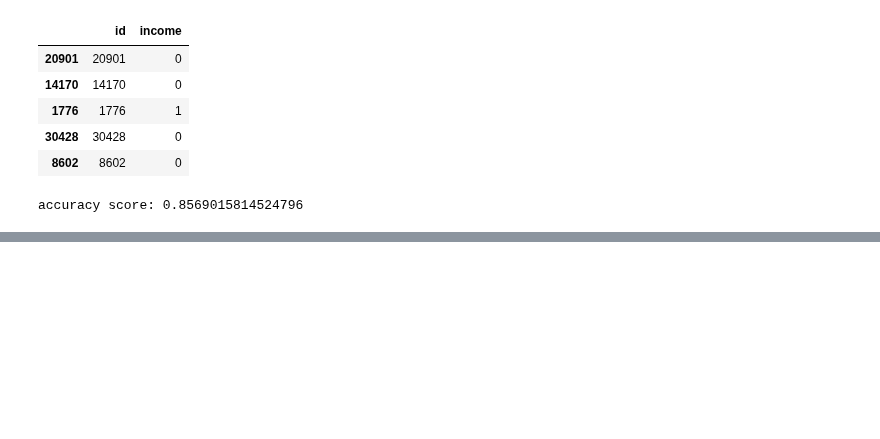
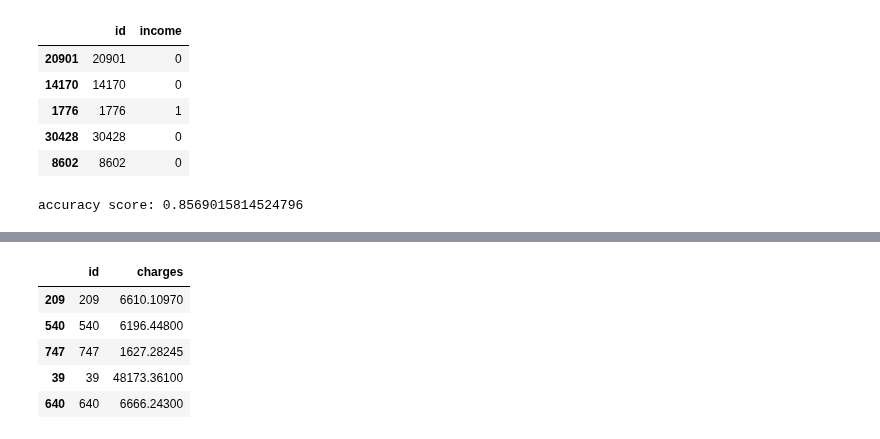
Before and after one commit to zudata/BEAKJOON, a Jupyter notebook: study/Big Data Certification study.ipynb, the cells around one changed output, grey strips where cells are left out. Drawn from its saved outputs; the diff is of its cells as text; code cells hidden in the pictures; blank space fills up the shorter version.

```diff
--- a/study/Big Data Certification study.ipynb
+++ b/study/Big Data Certification study.ipynb
@@ -2766,0 +2813,9 @@ R2 : 0.8902345949704513
+# %%
+y_train.head()
+# %% [output]
+|  | id | charges |
+| 209 | 209 | 6610.10970 |
+| 540 | 540 | 6196.44800 |
+| 747 | 747 | 1627.28245 |
+| 39 | 39 | 48173.36100 |
+| 640 | 640 | 6666.24300 |
```
Also changed, not shown: parts of 63 cells of this notebook.
